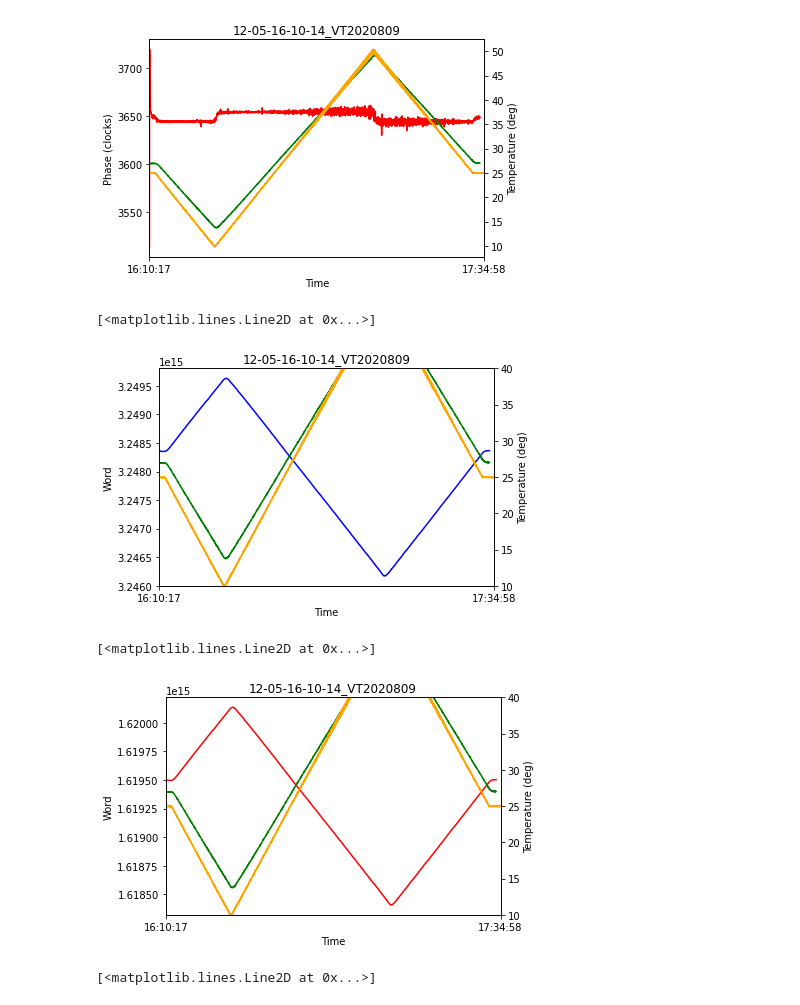
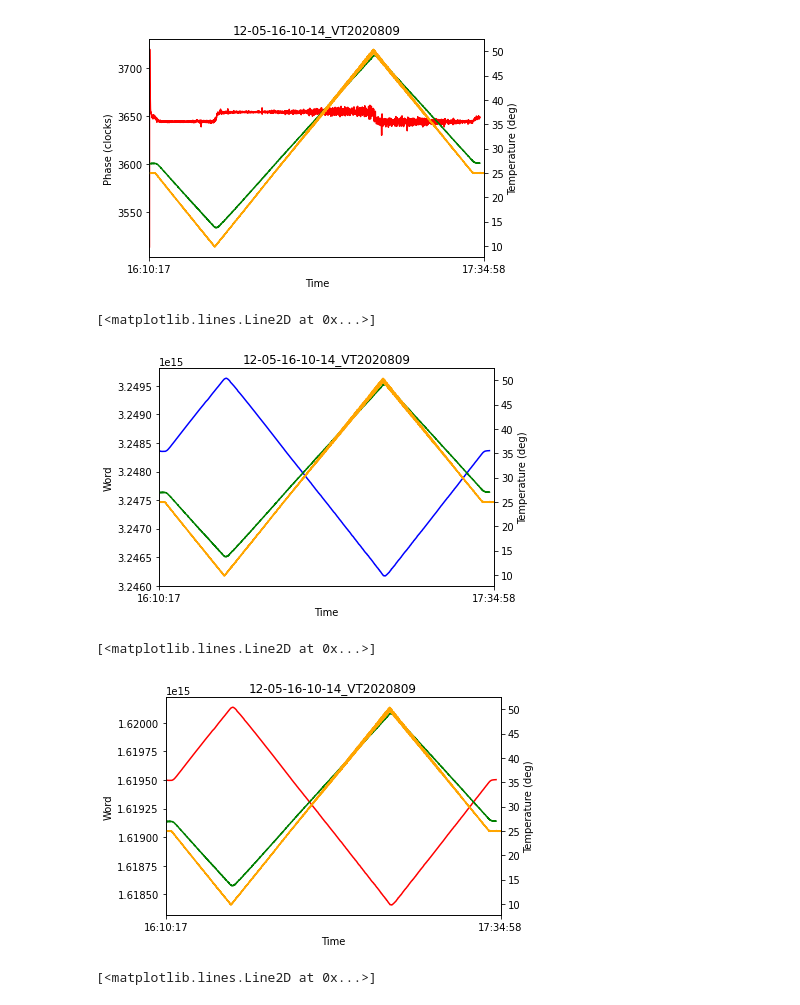
Before and after one commit to shinichirosonoda/Mems_multi_data_viewer, a Jupyter notebook: Display_csv_ALL.ipynb, the cells around one changed output. Saved outputs shown, nothing was run; the diff lists cells and outputs as text; code cells hidden in the pictures.

```diff
--- a/Display_csv_ALL.ipynb
+++ b/Display_csv_ALL.ipynb
@@ -257,29 +273,29 @@ ax2.plot(time3, df3["temperature"], color='orange')
 # %%
 fig, ax1 = plt.subplots()
 ax2 = ax1.twinx()
 
 ax1.set_xlabel("Time")
 ax1.set_ylabel("Word")
 ax2.set_ylabel("Temperature (deg)")
 plt.title(sample_name)
 
 xmin = time1[0]
 xmax = time3[len(time3)-1]
 
 plt.xlim([xmin,xmax])
 ax1.set_xticks([xmin, xmax])
 ax1.set_xticklabels([xmin.time(), xmax.time()])
 #ax1.set_ylim(3.242e15,3.245e15)
-ax2.set_ylim(10,40)
+#ax2.set_ylim(10,40)
 
 ax1.plot(time1, df1["Ch1_word"], color='b')
 #ax1.plot(time1, df1["Ch2_word"], color='r')
 ax2.plot(time1, df1["temperature"], color='g')
 ax2.plot(time3, df3["temperature"], color='orange')
 #ax2.plot(time3, df3["set_temperature"], color='b')
 # %% [output]
 [<matplotlib.lines.Line2D at 0x...>]
-[figure, old version]
+[figure, new version]
 # %%
 fig, ax1 = plt.subplots()
 ax2 = ax1.twinx()
@@ -296,7 +312,7 @@ plt.xlim([xmin,xmax])
 ax1.set_xticks([xmin, xmax])
 ax1.set_xticklabels([xmin.time(), xmax.time()])
 #ax1.set_ylim(1.619e15,1.621e15)
-ax2.set_ylim(10,40)
+#ax2.set_ylim(10,40)
 
 #ax1.plot(time1, df1["Ch1_word"], color='b')
 ax1.plot(time1, df1["Ch2_word"], color='r')
@@ -305,7 +321,7 @@ ax2.plot(time3, df3["temperature"], color='orange')
 #ax2.plot(time3, df3["set_temperature"], color='b')
 # %% [output]
 [<matplotlib.lines.Line2D at 0x...>]
-[figure, old version]
+[figure, new version]
 # %%
 fig, ax1 = plt.subplots()
 ax2 = ax1.twinx()
```
Also changed, not shown: parts of 3 cells of this notebook.
